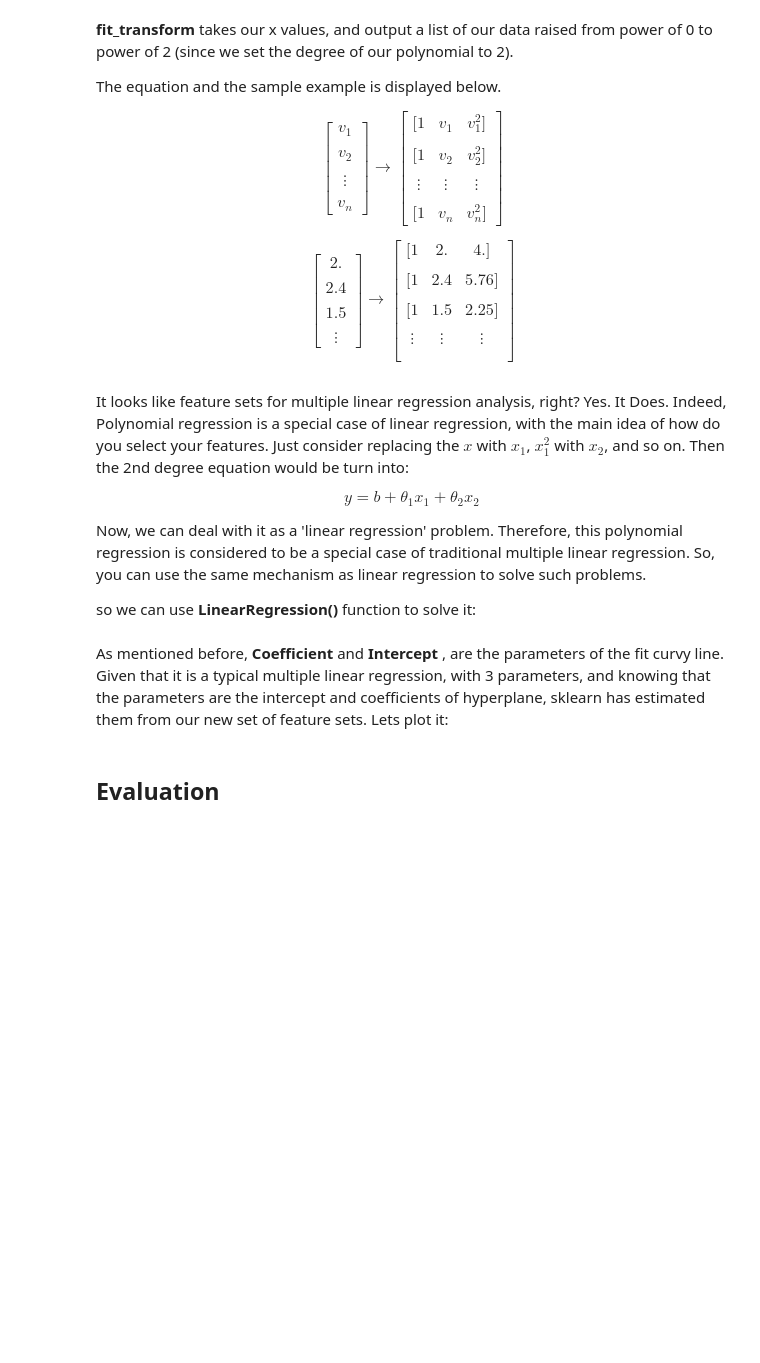
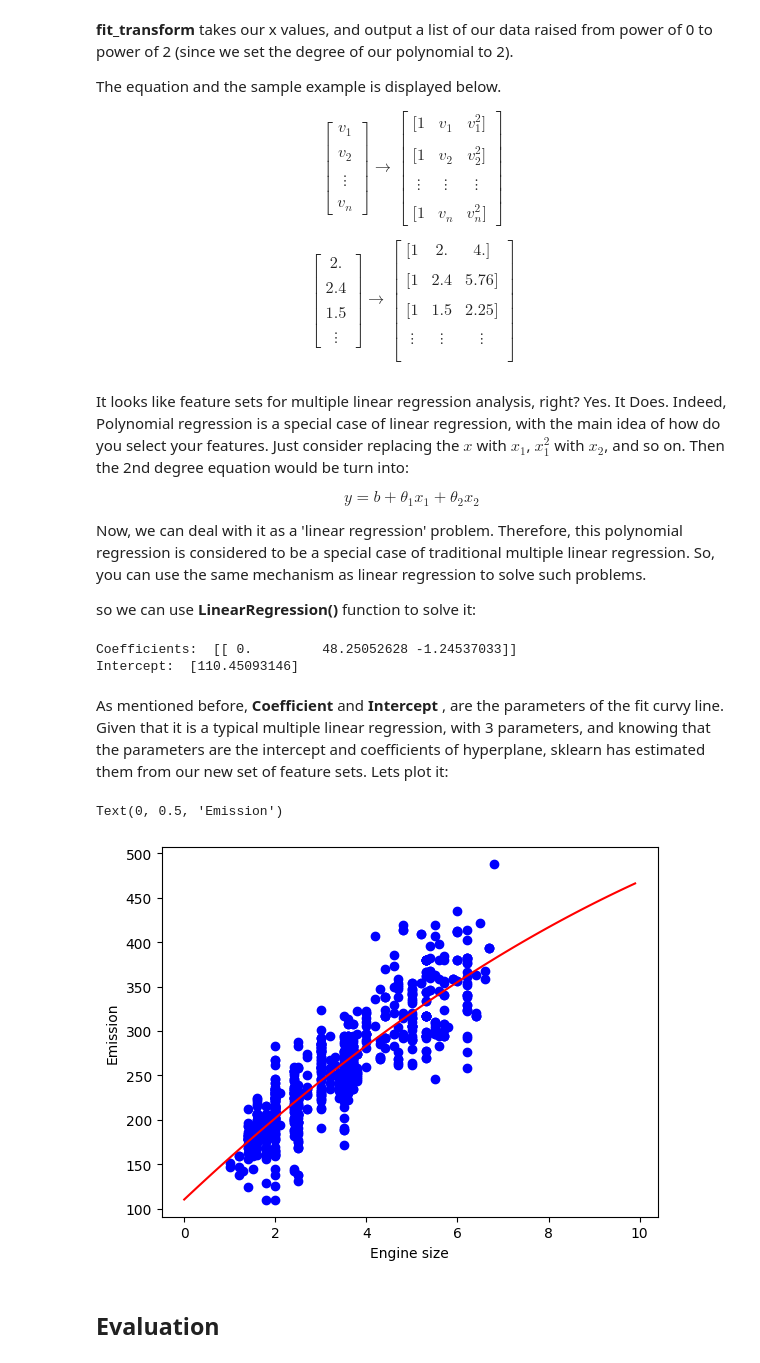
Before and after one commit to iprathammishra/edX_01, a Jupyter notebook: jupy/regr/ML0101EN-Reg-Polynomial-Regression-Co2.ipynb, the cells around one changed output. Saved outputs shown, nothing was run; the diff lists cells and outputs as text; code cells hidden in the pictures; blank space fills up the shorter version.

Commit message:
-comp poly regr

```diff
--- a/jupy/regr/ML0101EN-Reg-Polynomial-Regression-Co2.ipynb
+++ b/jupy/regr/ML0101EN-Reg-Polynomial-Regression-Co2.ipynb
@@ -159,31 +175,35 @@ $$
 $$
 # %% [markdown]
 It looks like feature sets for multiple linear regression analysis, right? Yes. It Does.
-Indeed, Polynomial regression is a special case of linear regression, with the main idea of how do you select your features. Just consider replacing the  $x$ with $x_1$, $x_1^2$ with $x_2$, and so on. Then the 2nd degree equation would be turn into:
+Indeed, Polynomial regression is a special case of linear regression, with the main idea of how do you select your features. Just consider replacing the $x$ with $x_1$, $x_1^2$ with $x_2$, and so on. Then the 2nd degree equation would be turn into:
 
 $$y = b + \theta_1  x_1 + \theta_2 x_2$$
 
 Now, we can deal with it as a 'linear regression' problem. Therefore, this polynomial regression is considered to be a special case of traditional multiple linear regression. So, you can use the same mechanism as linear regression to solve such problems.
 
-
-
-so we can use __LinearRegression()__ function to solve it:
+so we can use **LinearRegression()** function to solve it:
 # %%
-clf = linear_model.LinearRegression()
-train_y_ = clf.fit(train_x_poly, train_y)
+regr_p = linear_model.LinearRegression()
+regr_p.fit(train_x_poly, train_y)
 # The coefficients
-print ('Coefficients: ', clf.coef_)
-print ('Intercept: ',clf.intercept_)
+print ('Coefficients: ', regr_p.coef_)
+print ('Intercept: ',regr_p.intercept_)
+# %% [output]
+Coefficients:  [[ 0.         48.25052628 -1.24537033]]
+Intercept:  [110.45093146]
 # %% [markdown]
-As mentioned before, __Coefficient__ and __Intercept__ , are the parameters of the fit curvy line.
+As mentioned before, **Coefficient** and **Intercept** , are the parameters of the fit curvy line.
 Given that it is a typical multiple linear regression, with 3 parameters, and knowing that the parameters are the intercept and coefficients of hyperplane, sklearn has estimated them from our new set of feature sets. Lets plot it:
 # %%
 plt.scatter(train.ENGINESIZE, train.CO2EMISSIONS,  color='blue')
 XX = np.arange(0.0, 10.0, 0.1)
-yy = clf.intercept_[0]+ clf.coef_[0][1]*XX+ clf.coef_[0][2]*np.power(XX, 2)
+yy = regr_p.intercept_[0]+ regr_p.coef_[0][1]*XX+ regr_p.coef_[0][2]*np.power(XX, 2)
 plt.plot(XX, yy, '-r' )
 plt.xlabel("Engine size")
 plt.ylabel("Emission")
+# %% [output]
+Text(0, 0.5, 'Emission')
+[figure, added]
 # %% [markdown]
 <h2 id="evaluation">Evaluation</h2>
 # %%
```
Also changed, not shown: parts of 13 cells of this notebook.
